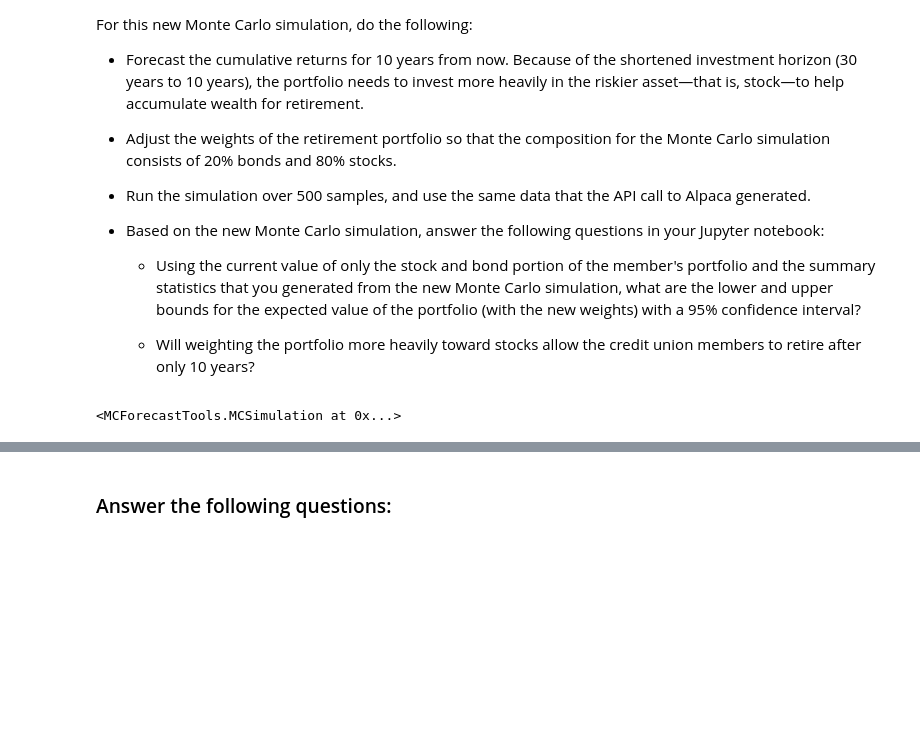
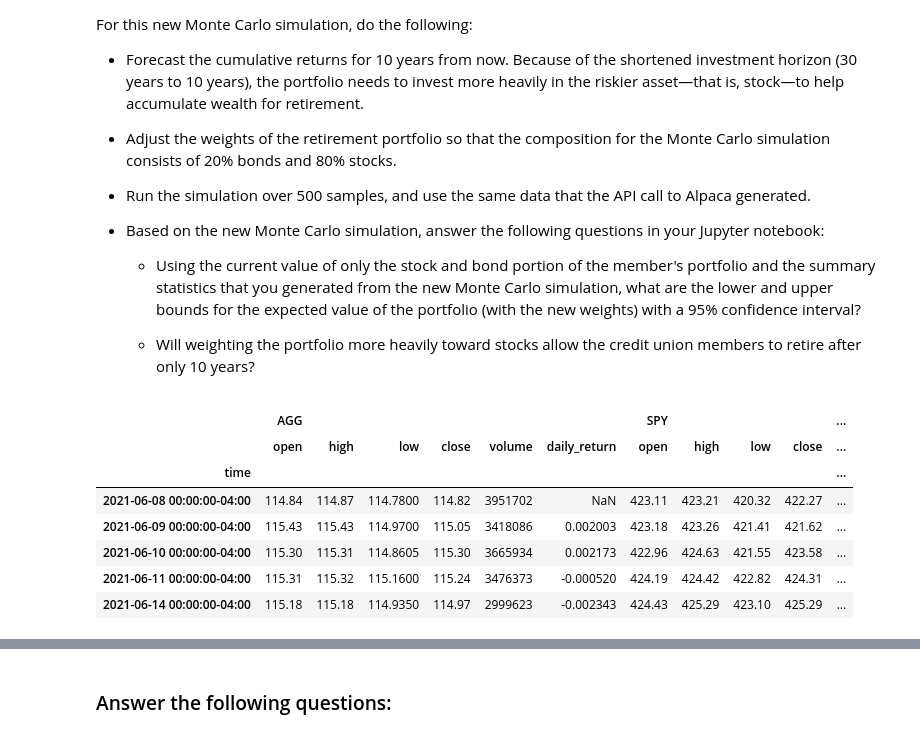
Before and after one commit to jcsung-star/Challenge_5, a Jupyter notebook: Starter_Code/financial_planning_tools.ipynb, the cells around one changed output, grey strips where cells are left out. Saved outputs shown, nothing was run; the diff lists cells and outputs as text; code cells hidden in the pictures; blank space fills up the shorter version.

```diff
--- a/Starter_Code/financial_planning_tools.ipynb
+++ b/Starter_Code/financial_planning_tools.ipynb
@@ -589,17 +589,24 @@ For this new Monte Carlo simulation, do the following:
 # %%
 # Configure a Monte Carlo simulation to forecast 10 years cumulative returns
 # The weights should be split 20% to AGG and 80% to SPY.
 # Run 500 samples.
 ten_year_simulation = MCSimulation(
     portfolio_data=three_yr_portfolio,
     weights=[0.20, 0.80],
     num_simulation=500,
     num_trading_days=252*10,
 )
 # Review the simulation input data
-ten_year_simulation
+ten_year_simulation.portfolio_data.head()
 # %% [output]
-<MCForecastTools.MCSimulation at 0x...>
+|  | AGG |  |  |  |  |  | SPY |  |  |  | ... |
+|  | open | high | low | close | volume | daily_return | open | high | low | close | ... |
+| time |  |  |  |  |  |  |  |  |  |  | ... |
+| 2021-06-08 00:00:00-04:00 | 114.84 | 114.87 | 114.7800 | 114.82 | 3951702 | NaN | 423.11 | 423.21 | 420.32 | 422.27 | ... |
+| 2021-06-09 00:00:00-04:00 | 115.43 | 115.43 | 114.9700 | 115.05 | 3418086 | 0.002003 | 423.18 | 423.26 | 421.41 | 421.62 | ... |
+| 2021-06-10 00:00:00-04:00 | 115.30 | 115.31 | 114.8605 | 115.30 | 3665934 | 0.002173 | 422.96 | 424.63 | 421.55 | 423.58 | ... |
+| 2021-06-11 00:00:00-04:00 | 115.31 | 115.32 | 115.1600 | 115.24 | 3476373 | -0.000520 | 424.19 | 424.42 | 422.82 | 424.31 | ... |
+| 2021-06-14 00:00:00-04:00 | 115.18 | 115.18 | 114.9350 | 114.97 | 2999623 | -0.002343 | 424.43 | 425.29 | 423.10 | 425.29 | ... |
 # %%
 # Run the Monte Carlo simulation to forecast 10 years cumulative returns
 ten_year_simulation.calc_cumulative_return()
```
Also changed, not shown: parts of 33 cells of this notebook, 1 other file.
